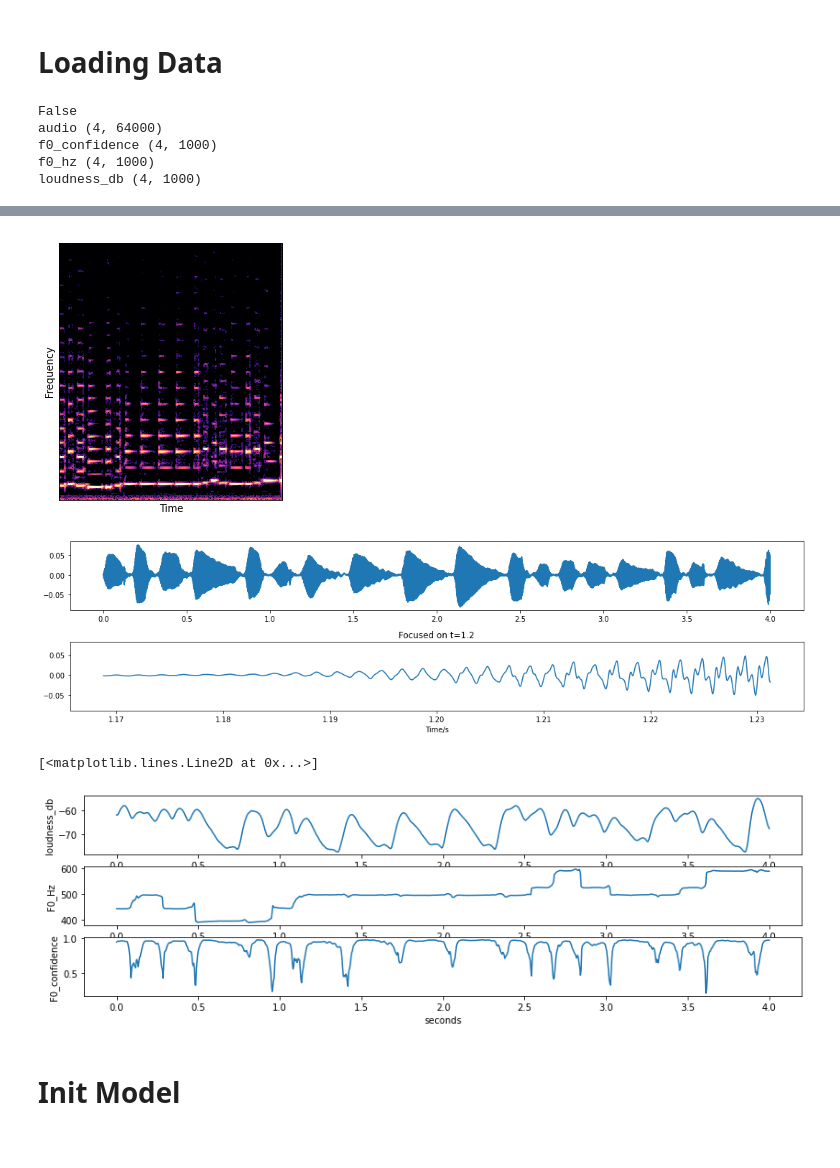
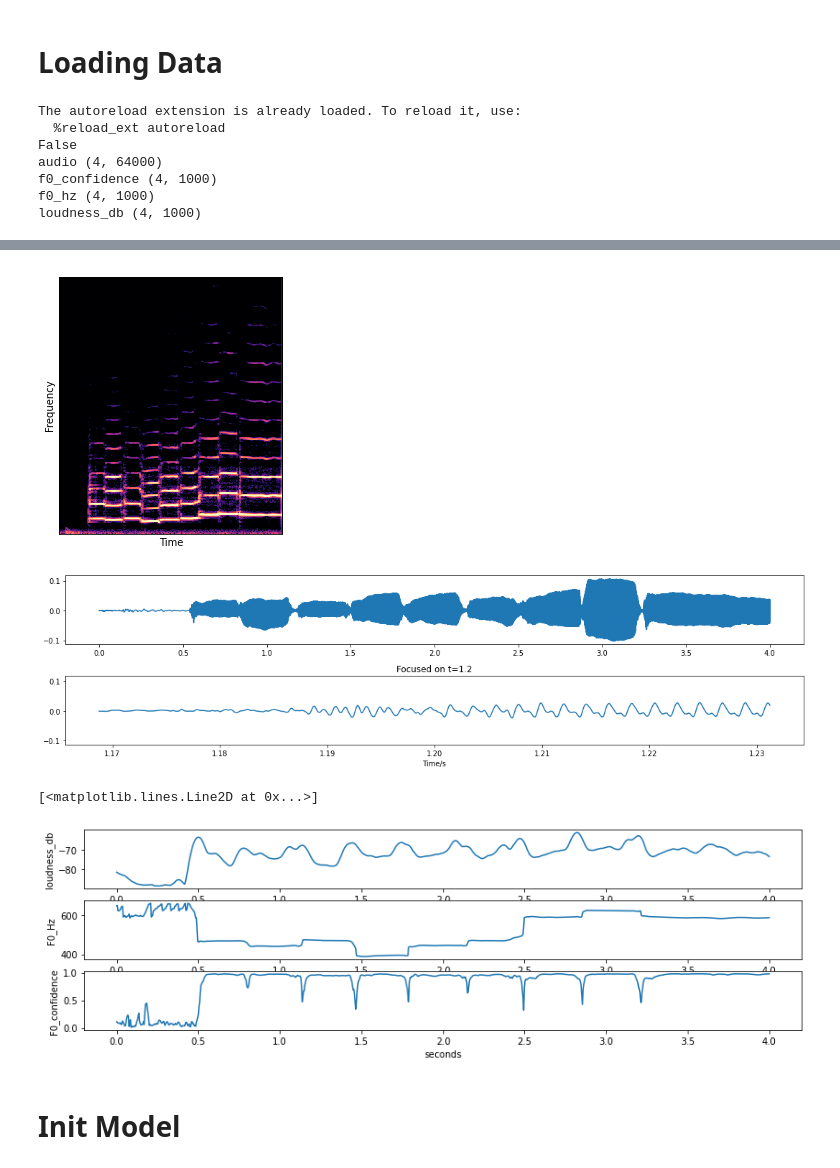
Before and after one commit to nielsrolf/ddsp, a Jupyter notebook: ddsp/colab/experiments/local.ipynb, the cells around one changed output, grey strips where cells are left out. Cells and saved outputs as stored; diff of their text form; code cells hidden in the pictures.

```diff
--- a/ddsp/colab/experiments/local.ipynb
+++ b/ddsp/colab/experiments/local.ipynb
@@ -8,8 +8,9 @@ from ddsp.colab import jupyter_utils
 import ddsp.training
 from matplotlib import pyplot as plt
 import numpy as np
+import os
 
-TRAIN_TFRECORD_FILEPATTERN = "/Users/p378593/Documents/URMP/mini-urmp-mono/*"
+TRAIN_TFRECORD_FILEPATTERN = os.environ.get("URMP_MONO")
 data_provider = ddsp.training.data.TFRecordProvider(TRAIN_TFRECORD_FILEPATTERN)
 print(data_provider is ddsp.training.data.DataProvider)
 dataset = data_provider.get_batch(4)
@@ -20,37 +21,39 @@ for i in iter(dataset):
     break
 
 try:
     ex = next(iter(dataset))
 except StopIteration:
     raise ValueError(
       'TFRecord contains no examples. Please try re-running the pipeline with '
       'different audio file(s).')
 
 ex = next(iter(dataset))
 jupyter_utils.show_audio(ex['audio'][0])
 
 f, ax = plt.subplots(3, 1, figsize=(14, 4))
 x = np.linspace(0, 4.0, 1000)
 ax[0].set_ylabel('loudness_db')
 ax[0].plot(x, ex['loudness_db'][0])
 ax[1].set_ylabel('F0_Hz')
 ax[1].set_xlabel('seconds')
 
 ax[1].plot(x, ex['f0_hz'][0])
 ax[2].set_ylabel('F0_confidence')
 ax[2].set_xlabel('seconds')
 ax[2].plot(x, ex['f0_confidence'][0])
 # %% [output]
+The autoreload extension is already loaded. To reload it, use:
+  %reload_ext autoreload
 False
 audio (4, 64000)
 f0_confidence (4, 1000)
 f0_hz (4, 1000)
 loudness_db (4, 1000)
 [interactive output not drawn]
-[figure, old version]
+[figure, new version]
-[figure, old version]
+[figure, new version]
 [<matplotlib.lines.Line2D at 0x...>]
-[figure, old version]
+[figure, new version]
 # %% [markdown]
 # Init Model
 # %%
```
Also changed, not shown: parts of 1 cell of this notebook, 4 other files.
